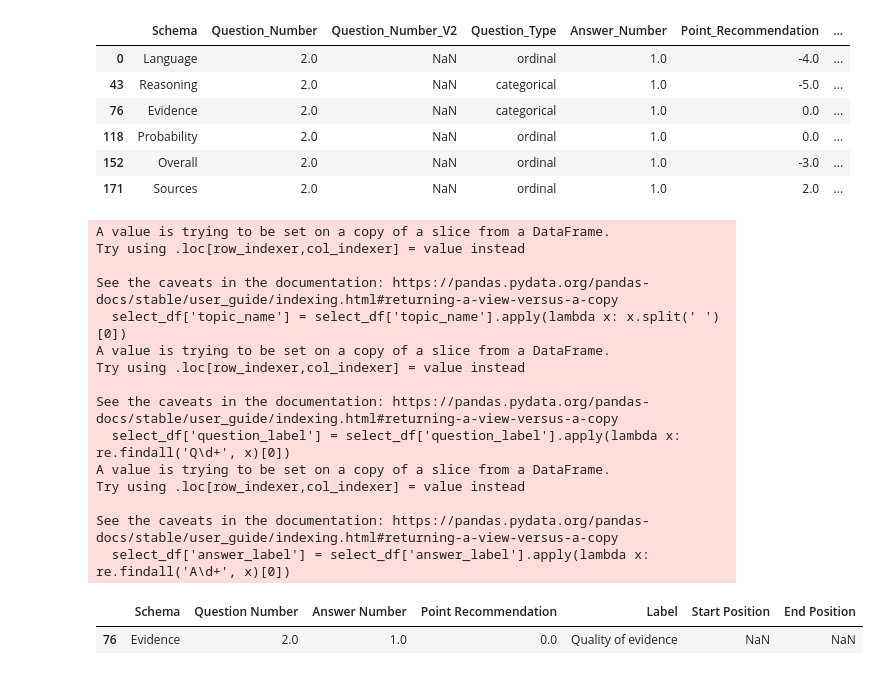
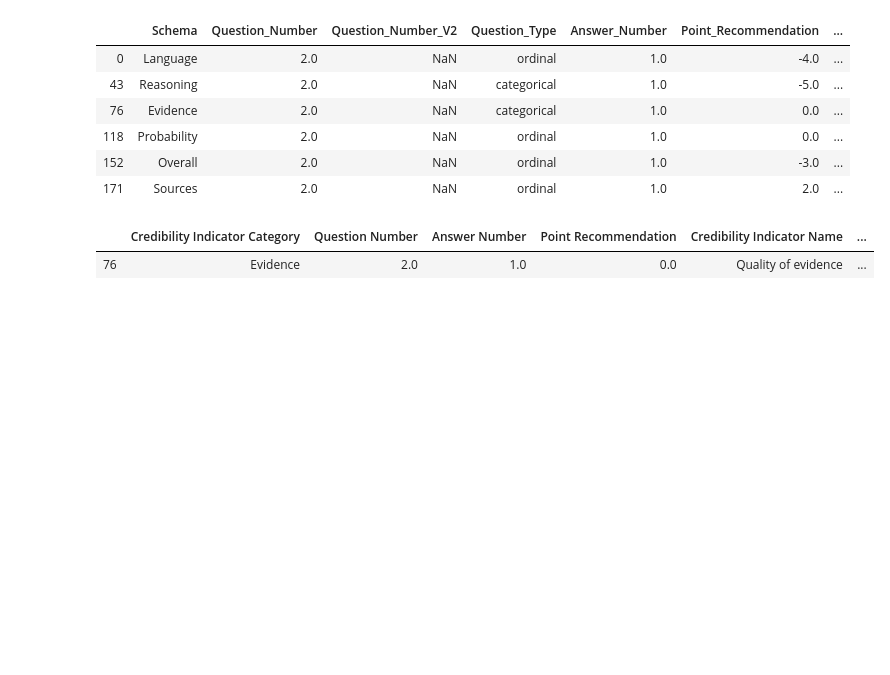
Before and after one commit to Goodly/pe-consensus-scoring, a Jupyter notebook: consensus_and_scoring/newsfeed/visualizations/DataHunt.ipynb, the cells around one changed output. Cells and saved outputs as stored; diff of their text form; code cells hidden in the pictures; blank space fills up the shorter version.

Commit message:
DataHunt beta for article 100059 section added

```diff
--- a/consensus_and_scoring/newsfeed/visualizations/DataHunt.ipynb
+++ b/consensus_and_scoring/newsfeed/visualizations/DataHunt.ipynb
@@ -166,0 +173,8 @@ raw_data.head()
+# %%
+raw_data = raw_data.loc[raw_data["article_number"] == 100059]
+
+raw_data["contributor_uuid"]
+b = Counter(raw_data["contributor_uuid"])
+most_common_contributor = b.most_common(1)[0][0]
+raw_data1 = raw_data.loc[raw_data["contributor_uuid"] == most_common_contributor]
+raw_data1
@@ -203,7 +244,7 @@ Name: answer_label, Length: 1250, dtype: object
 # %%
 # Extracts question and answer number of a topic.
 def get_TopicQA(df, row_number):
-    select_df = df[['topic_name', 'question_label', 'answer_label', 'start_pos', 'end_pos']]
+    select_df = df[['topic_name', 'question_label', 'answer_label', 'start_pos', 'end_pos']].copy()
     select_df['topic_name'] = select_df['topic_name'].apply(lambda x: x.split(' ')[0])
     select_df['question_label'] = select_df['question_label'].apply(lambda x: re.findall('Q\d+', x)[0])
     select_df['answer_label'] = select_df['answer_label'].apply(lambda x: re.findall('A\d+', x)[0])
@@ -263,35 +288,22 @@ test_df
 def new_from_row(df, row_number):
 
     TQA_row = get_TopicQA(df, row_number)
+
     TQA_question = int(TQA_row['question_label'][row_number][1:])
     TQA_answer = int(TQA_row['answer_label'][row_number][1:])
     TQA_schema = TQA_row['topic_name'][row_number]
     new_df = weight_key[(weight_key['Question_Number'] == float(TQA_question)) & (weight_key['Answer_Number'] == float(TQA_answer)) & (weight_key['Schema'] == TQA_schema)]
     if new_df.empty:
-        return "There is no algorithm output for this Tagworks task."
+        raise Exception("There is no algorithm output for this Tagworks task.")
     else:
         new_df = new_df.drop(columns=['Question_Number_V2', 'Question_Type', 'Key Question', 'answer_uuid'])
-        new_df = new_df.rename(columns={'Question_Number': 'Question Number', 'Answer_Number':'Answer Number', 'Point_Recommendation': 'Point Recommendation'})
-        new_df['Start Position'] = TQA_row['start_pos']
-        new_df['End Position'] = TQA_row['end_pos']
+        new_df = new_df.rename(columns={'Question_Number': 'Question Number', 'Answer_Number':'Answer Number', 'Point_Recommendation': 'Point Recommendation', "Schema": "Credibility Indicator Category", "Label": "Credibility Indicator Name"})
+        new_df['Start'] = np.array(TQA_row['start_pos'])
+        new_df['End'] = np.array(TQA_row['end_pos'])
         return new_df
 # %%
-new_from_row(raw_data, 1)
+new_df = new_from_row(raw_data, 1)
+new_df
 # %% [output]
-A value is trying to be set on a copy of a slice from a DataFrame.
-Try using .loc[row_indexer,col_indexer] = value instead
-
-See the caveats in the documentation: https://pandas.pydata.org/pandas-docs/stable/user_guide/indexing.html#returning-a-view-versus-a-copy
-  select_df['topic_name'] = select_df['topic_name'].apply(lambda x: x.split(' ')[0])
-A value is trying to be set on a copy of a slice from a DataFrame.
-Try using .loc[row_indexer,col_indexer] = value instead
-
-See the caveats in the documentation: https://pandas.pydata.org/pandas-docs/stable/user_guide/indexing.html#returning-a-view-versus-a-copy
-  select_df['question_label'] = select_df['question_label'].apply(lambda x: re.findall('Q\d+', x)[0])
-A value is trying to be set on a copy of a slice from a DataFrame.
-Try using .loc[row_indexer,col_indexer] = value instead
-
-See the caveats in the documentation: https://pandas.pydata.org/pandas-docs/stable/user_guide/indexing.html#returning-a-view-versus-a-copy
-  select_df['answer_label'] = select_df['answer_label'].apply(lambda x: re.findall('A\d+', x)[0])
-|  | Schema | Question Number | Answer Number | Point Recommendation | Label | Start Position | End Position |
-| 76 | Evidence | 2.0 | 1.0 | 0.0 | Quality of evidence | NaN | NaN |
+|  | Credibility Indicator Category | Question Number | Answer Number | Point Recommendation | Credibility Indicator Name | ... |
+| 76 | Evidence | 2.0 | 1.0 | 0.0 | Quality of evidence | ... |
```
Also changed, not shown: parts of 13 cells of this notebook.
